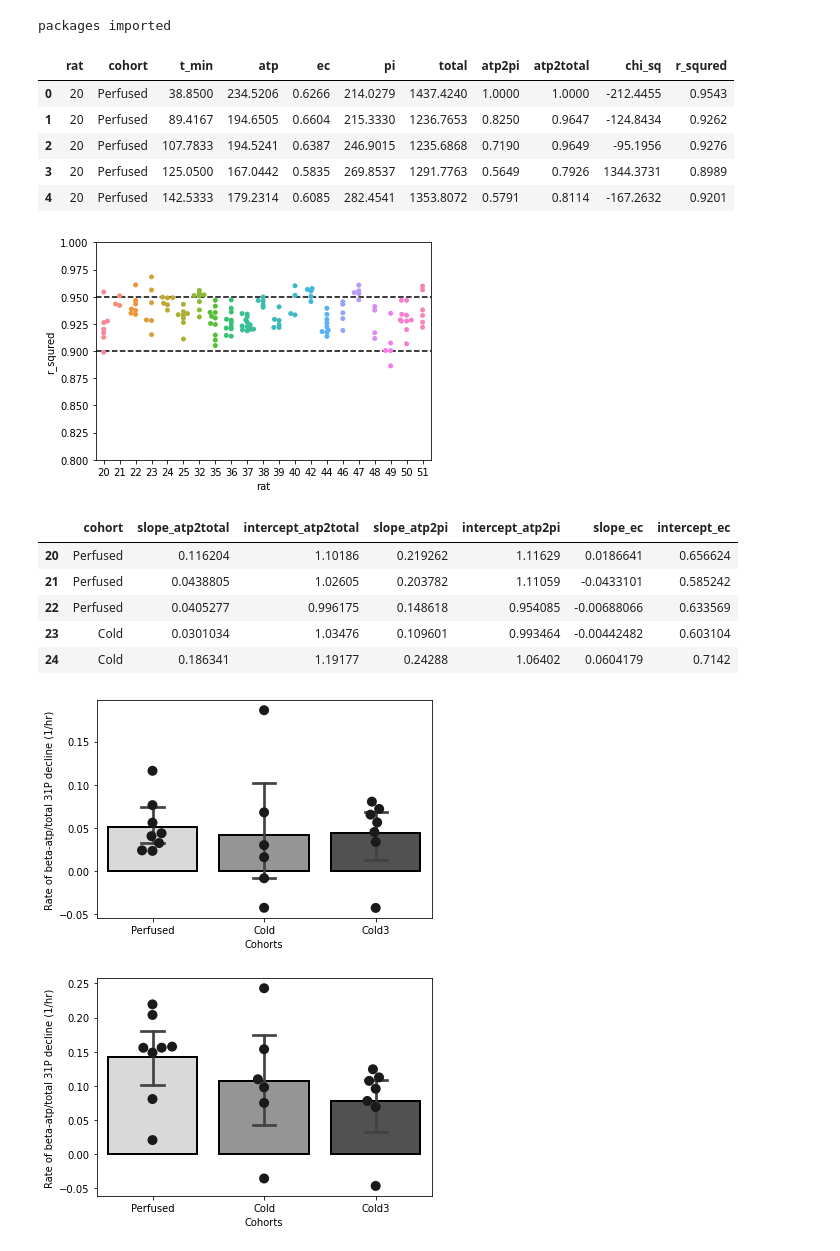
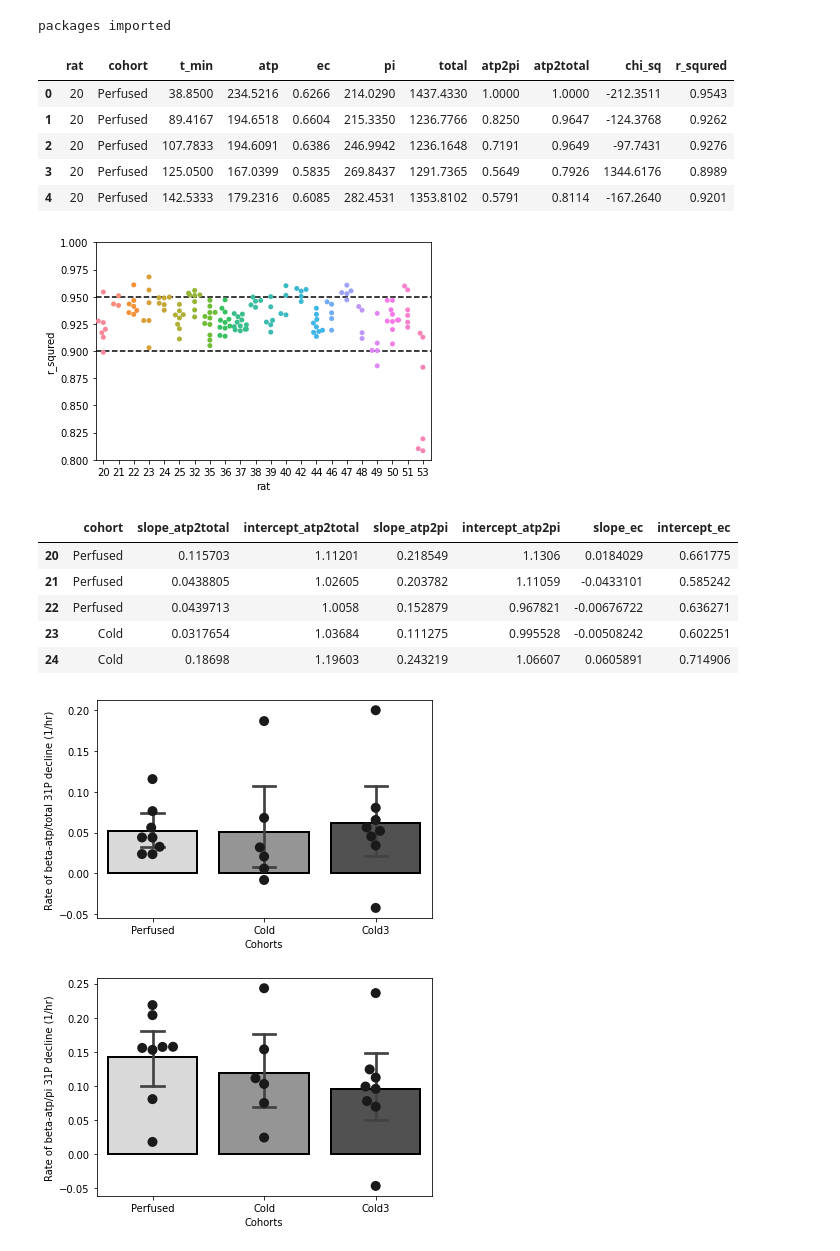
Before and after one commit to mehipour/p31_data_processing, a Jupyter notebook: nmr_summary_p31.ipynb, the cells around one changed output. Drawn from its saved outputs; the diff is of its cells as text; code cells hidden in the pictures.

```diff
--- a/nmr_summary_p31.ipynb
+++ b/nmr_summary_p31.ipynb
@@ -12,7 +12,7 @@ packages imported
 # %%
 # read file
 path = '/Users/mehipour/Desktop/data/'
-file_path = path + 'R_lung_data_24-Sep-2020-poly4.csv'
+file_path = path + 'R_lung_data_28-Sep-2020.csv'
 df = pd.read_csv(file_path)
 
 # remove space from column names and values
@@ -23,11 +23,11 @@ df['cohort'] = df['cohort'].str.lstrip()
 df.head()
 # %% [output]
 |  | rat | cohort | t_min | atp | ec | pi | total | atp2pi | atp2total | chi_sq | r_squred |
-| 0 | 20 | Perfused | 38.8500 | 234.5206 | 0.6266 | 214.0279 | 1437.4240 | 1.0000 | 1.0000 | -212.4455 | 0.9543 |
-| 1 | 20 | Perfused | 89.4167 | 194.6505 | 0.6604 | 215.3330 | 1236.7653 | 0.8250 | 0.9647 | -124.8434 | 0.9262 |
-| 2 | 20 | Perfused | 107.7833 | 194.5241 | 0.6387 | 246.9015 | 1235.6868 | 0.7190 | 0.9649 | -95.1956 | 0.9276 |
-| 3 | 20 | Perfused | 125.0500 | 167.0442 | 0.5835 | 269.8537 | 1291.7763 | 0.5649 | 0.7926 | 1344.3731 | 0.8989 |
-| 4 | 20 | Perfused | 142.5333 | 179.2314 | 0.6085 | 282.4541 | 1353.8072 | 0.5791 | 0.8114 | -167.2632 | 0.9201 |
+| 0 | 20 | Perfused | 38.8500 | 234.5216 | 0.6266 | 214.0290 | 1437.4330 | 1.0000 | 1.0000 | -212.3511 | 0.9543 |
+| 1 | 20 | Perfused | 89.4167 | 194.6518 | 0.6604 | 215.3350 | 1236.7766 | 0.8250 | 0.9647 | -124.3768 | 0.9262 |
+| 2 | 20 | Perfused | 107.7833 | 194.6091 | 0.6386 | 246.9942 | 1236.1648 | 0.7191 | 0.9649 | -97.7431 | 0.9276 |
+| 3 | 20 | Perfused | 125.0500 | 167.0399 | 0.5835 | 269.8437 | 1291.7365 | 0.5649 | 0.7926 | 1344.6176 | 0.8989 |
+| 4 | 20 | Perfused | 142.5333 | 179.2316 | 0.6085 | 282.4531 | 1353.8102 | 0.5791 | 0.8114 | -167.2640 | 0.9201 |
 # %%
 # check fit quality for rats
 sns.swarmplot(x='rat', y='r_squred', size=5, data=df)
@@ -36,7 +36,7 @@ plt.axhline(0.9, ls='--', c=[0,0,0])
 plt.ylim([0.8, 1.0])
 plt.show()
 # %% [output]
-[figure, old version]
+[figure, new version]
 # %%
 # apply linear regression for each rat to get atp2pi, atp2total and ec slopes
 lm_total = LinearRegression()
@@ -48,7 +48,7 @@ rats = df['rat'].unique()
 df_summary = pd.DataFrame(columns=['cohort', 'slope_atp2total', 'intercept_atp2total',
                                    'slope_atp2pi', 'intercept_atp2pi', 'slope_ec', 'intercept_ec'], index=rats)
 
-df_goodfits = df[df['r_squred'] > 0.8]
+df_goodfits = df[df['r_squred'] > 0.9]
 
 # linear regression
 for rat in rats:
@@ -72,11 +72,11 @@ for rat in rats:
 df_summary.head()
 # %% [output]
 |  | cohort | slope_atp2total | intercept_atp2total | slope_atp2pi | intercept_atp2pi | slope_ec | intercept_ec |
-| 20 | Perfused | 0.116204 | 1.10186 | 0.219262 | 1.11629 | 0.0186641 | 0.656624 |
+| 20 | Perfused | 0.115703 | 1.11201 | 0.218549 | 1.1306 | 0.0184029 | 0.661775 |
 | 21 | Perfused | 0.0438805 | 1.02605 | 0.203782 | 1.11059 | -0.0433101 | 0.585242 |
-| 22 | Perfused | 0.0405277 | 0.996175 | 0.148618 | 0.954085 | -0.00688066 | 0.633569 |
-| 23 | Cold | 0.0301034 | 1.03476 | 0.109601 | 0.993464 | -0.00442482 | 0.603104 |
-| 24 | Cold | 0.186341 | 1.19177 | 0.24288 | 1.06402 | 0.0604179 | 0.7142 |
+| 22 | Perfused | 0.0439713 | 1.0058 | 0.152879 | 0.967821 | -0.00676722 | 0.636271 |
+| 23 | Cold | 0.0317654 | 1.03684 | 0.111275 | 0.995528 | -0.00508242 | 0.602251 |
+| 24 | Cold | 0.18698 | 1.19603 | 0.243219 | 1.06607 | 0.0605891 | 0.714906 |
 # %%
 # show barplots for atp2total
 ax = sns.barplot(x='cohort', y='slope_atp2total',
@@ -93,24 +93,24 @@ plt.ylabel('Rate of beta-atp/total 31P decline (1/hr)')
 plt.xlabel('Cohorts')
 plt.show()
 # %% [output]
-[figure, old version]
+[figure, new version]
 # %%
 # show barplots for atp2pi
 ax = sns.barplot(x='cohort', y='slope_atp2pi',
                   capsize=0.2,
                   palette='Greys',
                   edgecolor='0.0',
                   linewidth=2,
                   data=df_summary)
 ax = sns.swarmplot(x='cohort',y='slope_atp2pi',
                     color = "0.1",
                     size = 10,
                     data=df_summary)
-plt.ylabel('Rate of beta-atp/total 31P decline (1/hr)')
+plt.ylabel('Rate of beta-atp/pi 31P decline (1/hr)')
 plt.xlabel('Cohorts')
 plt.show()
 # %% [output]
-[figure, old version]
+[figure, new version]
 # %%
 # show barplots for ec
 ax = sns.barplot(x='cohort', y='slope_ec',
```
Also changed, not shown: parts of 4 cells of this notebook.
